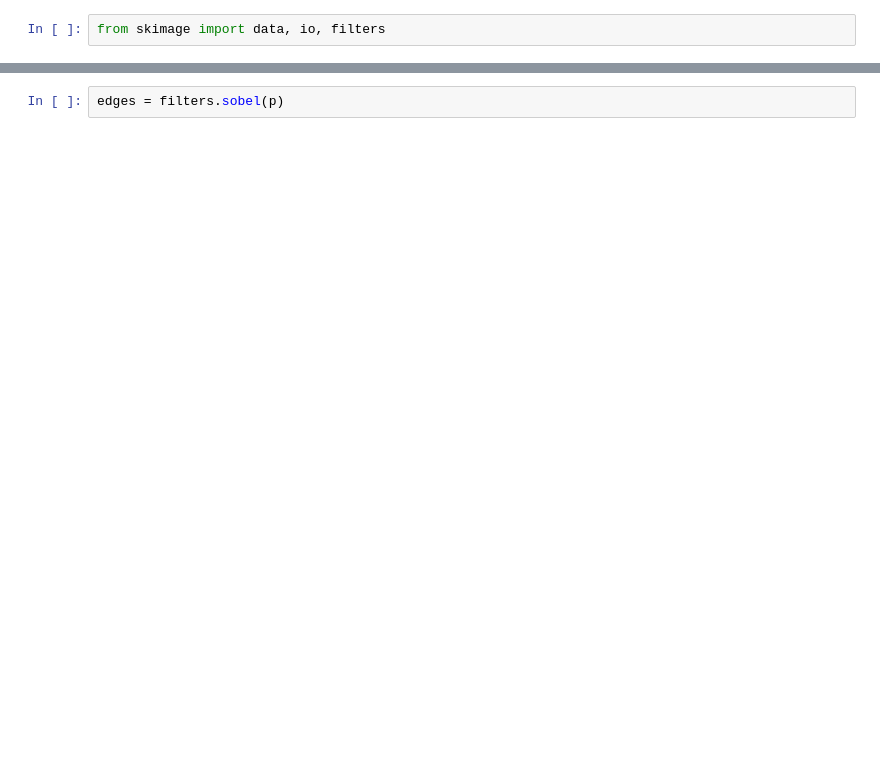
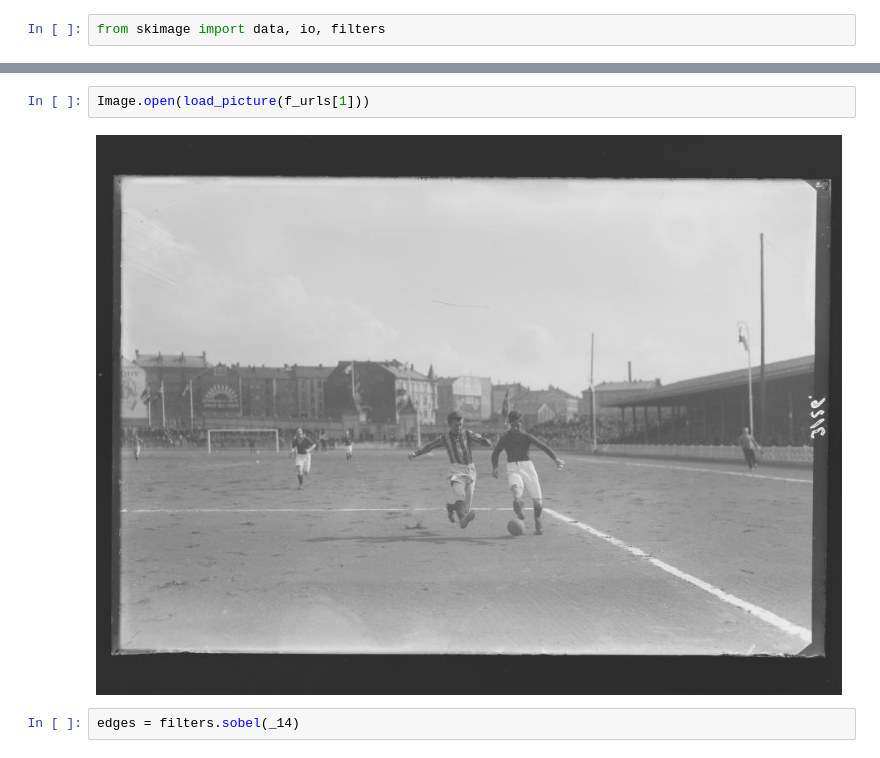
Before and after one commit to Yoonsen/Pictures, a Jupyter notebook: super_search_thumbnail.ipynb, the cells around one changed output, grey strips where cells are left out. Drawn from its saved outputs; the diff is of its cells as text; blank space fills up the shorter version.

```diff
--- a/super_search_thumbnail.ipynb
+++ b/super_search_thumbnail.ipynb
@@ -12,3 +47,7 @@ p = show_picture(pics, 2, 500)
+# %%
+Image.open(load_picture(f_urls[1]))
+# %% [output]
+[figure, added]
 # %%
-edges = filters.sobel(p)
+edges = filters.sobel(_14)
 # %%
```
Also changed, not shown: parts of 15 cells of this notebook, 3 other files.
